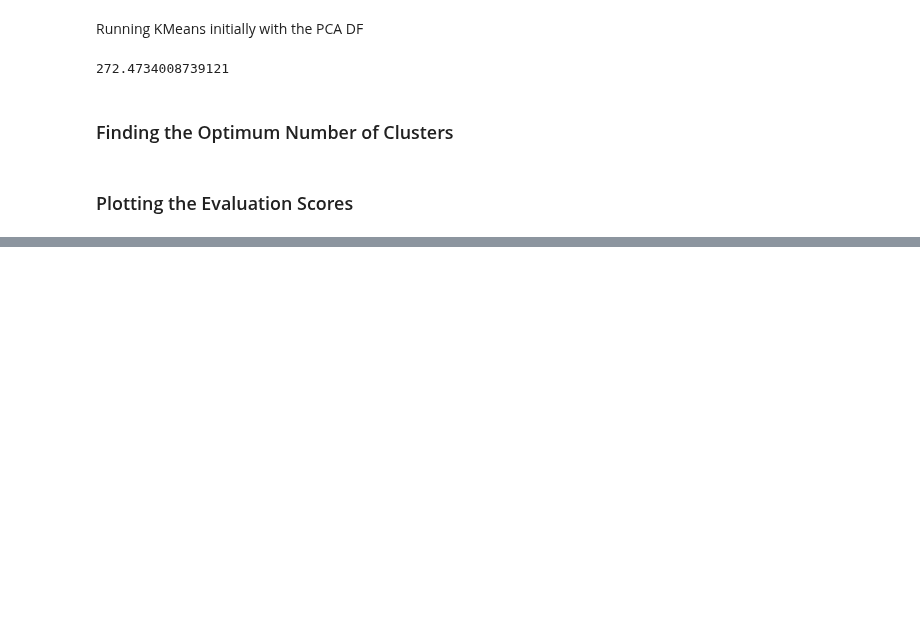
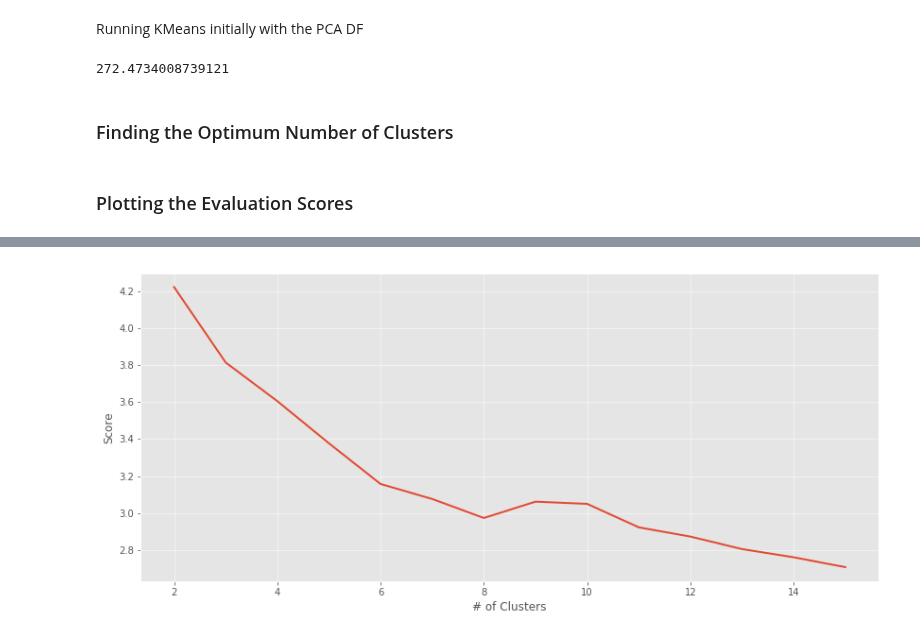
Before and after one commit to marcosan93/AI-Matchmaker, a Jupyter notebook: Clustering-Profiles.ipynb, the cells around one changed output, grey strips where cells are left out. Drawn from its saved outputs; the diff is of its cells as text; code cells hidden in the pictures; blank space fills up the shorter version.

```diff
--- a/Clustering-Profiles.ipynb
+++ b/Clustering-Profiles.ipynb
@@ -233,0 +238,4 @@ plot_evaluation(s_scores)
+# %%
+plot_evaluation(db_scores)
+# %% [output]
+[figure, added]
```
Also changed, not shown: parts of 4 cells of this notebook.
